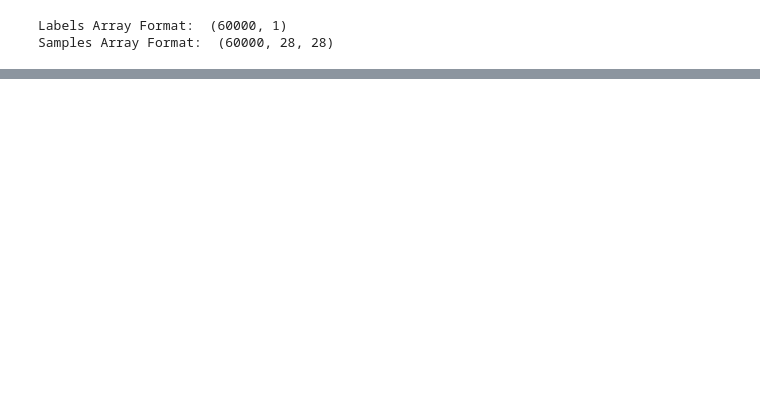
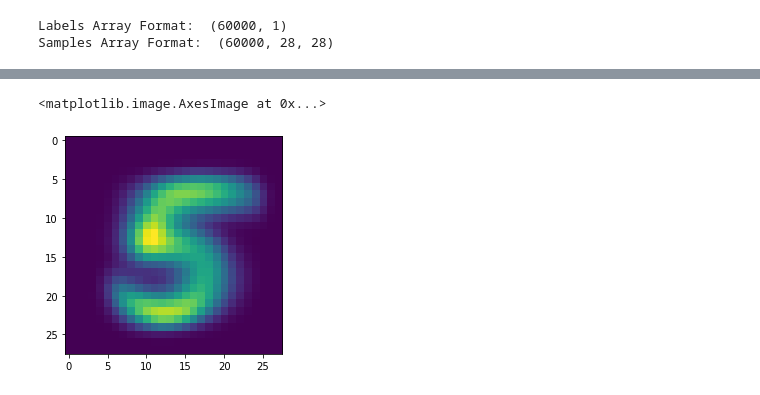
Before and after one commit to carvalheirafc/mnist-MachineLearning-Supervised, a Jupyter notebook: mnist_data_handler.ipynb, the cells around one changed output, grey strips where cells are left out. Drawn from its saved outputs; the diff is of its cells as text; code cells hidden in the pictures; blank space fills up the shorter version.

```diff
--- a/mnist_data_handler.ipynb
+++ b/mnist_data_handler.ipynb
@@ -60,0 +79,5 @@ Samples Array Format:  (60000, 28, 28)
+# %%
+plt.imshow(class_arrayX.mean(axis=0))
+# %% [output]
+<matplotlib.image.AxesImage at 0x...>
+[figure, added]
```
Also changed, not shown: parts of 12 cells of this notebook.
